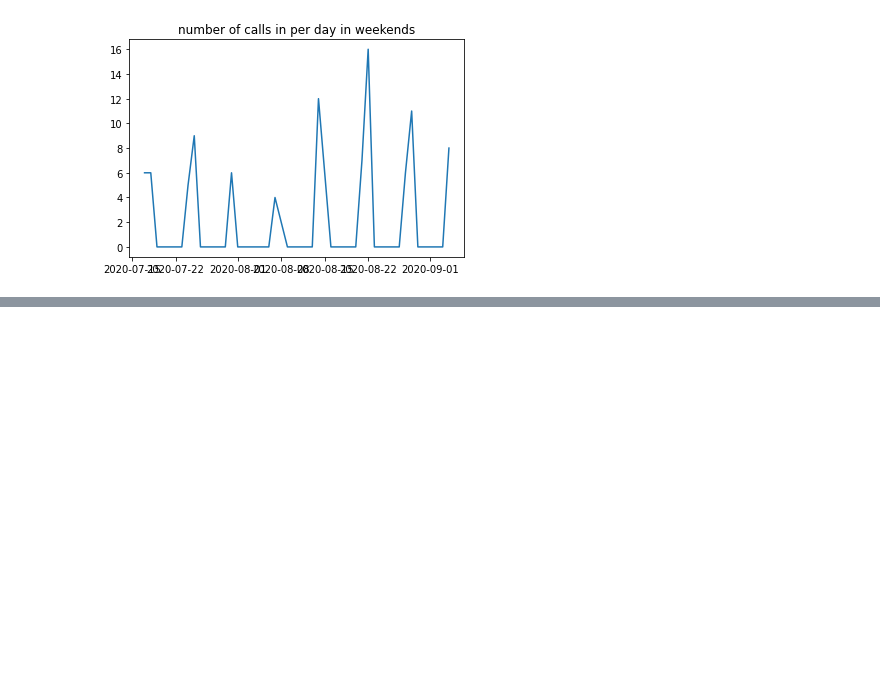
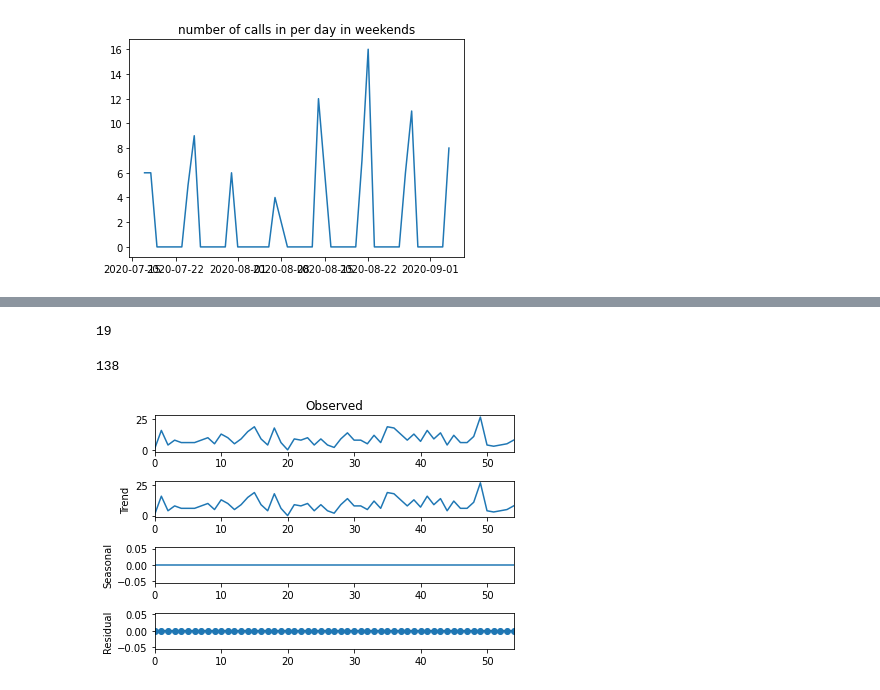
Before and after one commit to oavioz/Louie7Predictors, a Jupyter notebook: metadata_to_vec.ipynb, the cells around one changed output, grey strips where cells are left out. Saved outputs shown, nothing was run; the diff lists cells and outputs as text; code cells hidden in the pictures; blank space fills up the shorter version.

```diff
--- a/metadata_to_vec.ipynb
+++ b/metadata_to_vec.ipynb
@@ -40,5 +42,5 @@ lst
 # %%
-uid = lst.get('unique_ids')[0]
+uid = lst.get('unique_ids')[2]
 meta_files = lst.get('file_list')
 # %%
 uid
@@ -50,4 +52,4 @@ CONVERT JSON METADATA BY UNIQUE_UID TO:
 2. CONFIGURATION OF SAMPLING RATED AND LIFE CYCLE
 3. TUPLE OF GPS (LAT, LONG) IF EXISTS
 # %%
-config_dict, loc_dict, df_dict = svec.df_for_init_meta(uid, path, lst['file_list'])
+loc_dict, df_dict = df_for_init_meta(uid, path, lst['file_list'])
@@ -92,2 +71,4 @@ dg.head(10)
 # %%
 df = df_dict['05fa68e5-0ba3-4783-9c07-42740c4914c6_CallLogs']
+# %%
+df = df.sort_values('CALL_DATE_TIME')
@@ -238,0 +268,4 @@ pandas.core.series.Series
+# %%
+len(vec3)
+# %% [output]
+19
@@ -238,0 +274,4 @@ pandas.core.series.Series
+# %%
+len(vec)
+# %% [output]
+138
@@ -238,0 +282,8 @@ pandas.core.series.Series
+# %%
+y = df.groupby(pd.Grouper(key='CALL_DATE_TIME', freq='D')).agg({'CALL_NUMBER' : ['count']}).to_numpy().T[0]
+# %%
+res = seasonal_decompose(y, model='additive', period=1)
+res.plot()
+plt.show()
+# %% [output]
+[figure, added]
```
Also changed, not shown: parts of 44 cells of this notebook, 13 other files.
